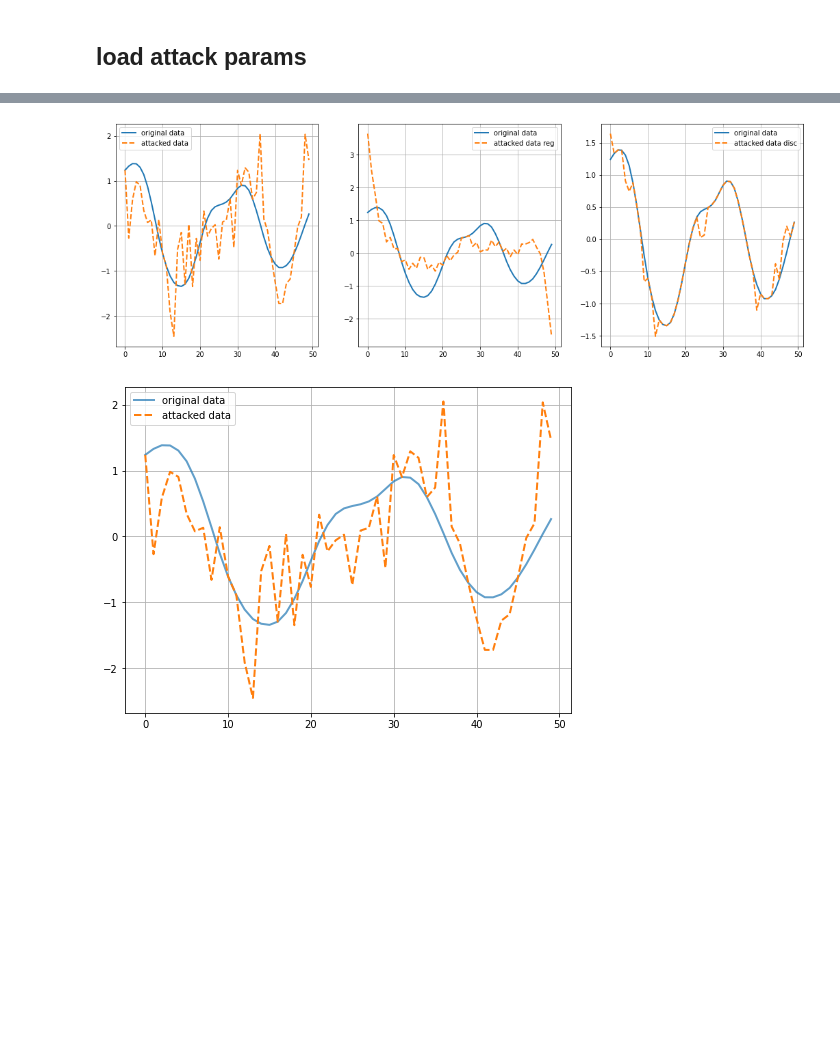
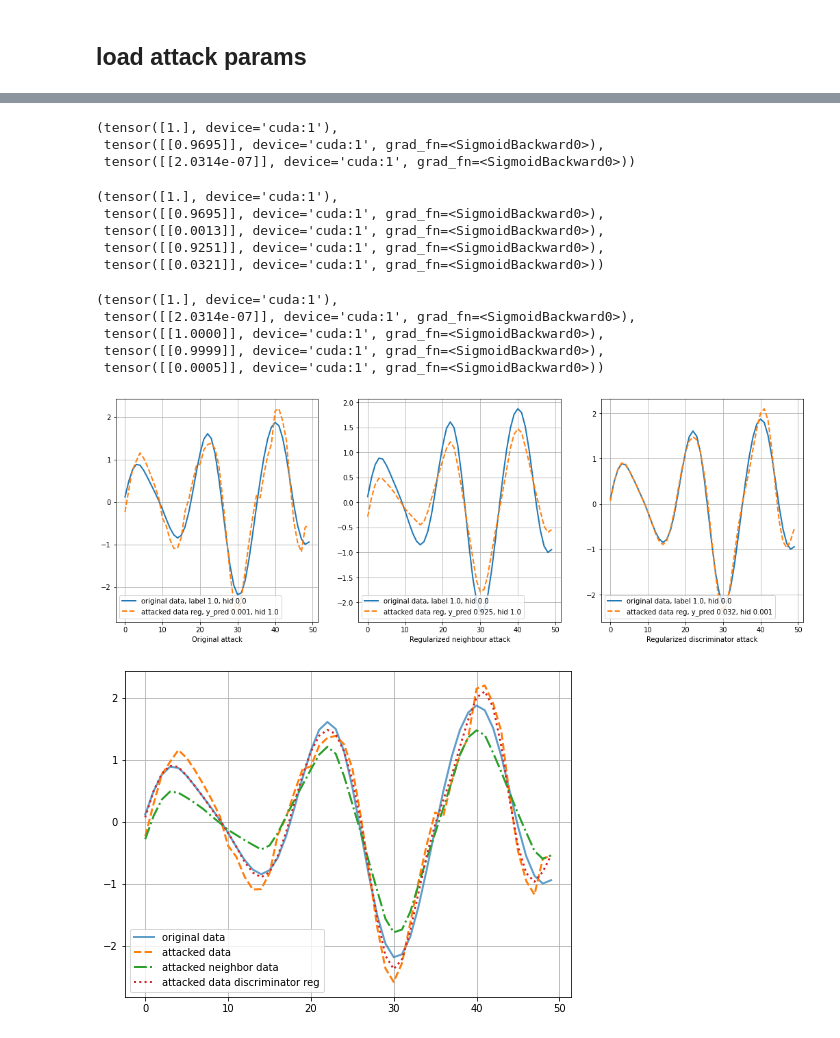
Before and after one commit to petrsokerin/Adversarial-Attacks, a Jupyter notebook: Vizual_reg_attack.ipynb, the cells around one changed output, grey strips where cells are left out. Saved outputs shown, nothing was run; the diff lists cells and outputs as text; code cells hidden in the pictures; blank space fills up the shorter version.

```diff
--- a/Vizual_reg_attack.ipynb
+++ b/Vizual_reg_attack.ipynb
@@ -202,9 +447,9 @@ plt.show()
 # SimBA
 # %%
 models_for_viz = {
-    'original': 'results/Ford_A/SimBA/Original/',
-    'reg_neigh': 'results/Ford_A/SimBA/Regular/',
-    'reg_disc_diff_many':'results/Ford_A/SimBA/Regular_Disc_diff_many/',
+    'original': ('results/Ford_A/SimBA/Original/', 0),
+    'reg_neigh': ('results/Ford_A/SimBA/Regular/', 0),
+    'reg_disc_diff_many':('results/Ford_A/SimBA/Regular_Disc_diff_many/', 0),
 }
 
 df_res = load_all_datasets(models_for_viz)
@@ -278,13 +581,13 @@ plt.figure(figsize=(5*len(metrics) + 3, 7))
 for i, metric in enumerate(metrics):
     plt.subplot(1, len(metrics), i+1)
 
-    metric_name = 'strenth (accuracy)' if metric == 'ACC' else 'difficulty of detection'
+    metric_name = 'effectiveness (accuracy)' if metric == 'ACC' else 'simplicity of detection'
     plt.title(metric_name)
     for alpha in sorted(df_filter['alpha'].unique()):
         df_filter_viz = df_filter[df_filter['alpha'] == alpha]
         plt.plot(df_filter_viz['n steps'], df_filter_viz[metric], label=alpha)
 
-    plt.xlabel('steps of i-FGSM attack')
+    plt.xlabel('steps of attack')
     plt.ylabel('metric')
     plt.legend()
     plt.grid()
@@ -296,7 +599,7 @@ reg_disc_same
 metrics = ['ACC', 'HID']
 
 eps = df_res.eps.unique()[[1]]
-methods = ['reg', 'original']
+methods = ['reg_neigh', 'original']
 print(methods[0])
 
 mask = (df_res['eps'].isin(eps)) & (df_res['method_attack'].isin(methods))
@@ -308,7 +611,7 @@ plt.figure(figsize=(5*len(metrics) + 3, 7))
 for i, metric in enumerate(metrics):
     plt.subplot(1, len(metrics), i+1)
 
-    metric_name = 'strenth (accuracy)' if metric == 'ACC' else 'difficulty of detection'
+    metric_name = 'effectiveness (accuracy)' if metric == 'ACC' else 'simplicity of detection'
     plt.title(metric_name)
     for alpha in sorted(df_filter['alpha'].unique()):
         df_filter_viz = df_filter[df_filter['alpha'] == alpha]
@@ -363,6 +666,3 @@ from utils.discrim_attack import HideAttackExp
 
 from utils.attacks import (fgsm_disc_attack, fgsm_attack, fgsm_reg_attack,
 simba_binary, simba_binary_reg, simba_binary_disc_reg, reg_disc)
-# %%
-X_train, X_test, y_train, y_test = load_Ford_A()
-X_train, X_test, y_train, y_test = transform_Ford_A(X_train, X_test, y_train, y_test)
@@ -475,3 +807,9 @@ disc_models = load_disc_config(cfg['disc_path'], device, cfg['list_reg_model_par
+# %%
+y, model(x), discriminator(x)
+# %% [output]
+(tensor([1.], device='cuda:1'),
+ tensor([[0.9695]], device='cuda:1', grad_fn=<SigmoidBackward0>),
+ tensor([[2.0314e-07]], device='cuda:1', grad_fn=<SigmoidBackward0>))
 # %%
 n_iterations = 50
 
@@ -496,37 +837,71 @@ for iter_ in tqdm(range(n_iterations)):
+# %%
+y, model(x), model(x_attack), model(x_reg_attack), model(x_disc_attack)
+# %% [output]
+(tensor([1.], device='cuda:1'),
+ tensor([[0.9695]], device='cuda:1', grad_fn=<SigmoidBackward0>),
+ tensor([[0.0013]], device='cuda:1', grad_fn=<SigmoidBackward0>),
+ tensor([[0.9251]], device='cuda:1', grad_fn=<SigmoidBackward0>),
+ tensor([[0.0321]], device='cuda:1', grad_fn=<SigmoidBackward0>))
+# %%
+y, discriminator(x), discriminator(x_attack), discriminator(x_reg_attack), discriminator(x_disc_attack)
+# %% [output]
+(tensor([1.], device='cuda:1'),
+ tensor([[2.0314e-07]], device='cuda:1', grad_fn=<SigmoidBackward0>),
+ tensor([[1.0000]], device='cuda:1', grad_fn=<SigmoidBackward0>),
+ tensor([[0.9999]], device='cuda:1', grad_fn=<SigmoidBackward0>),
+ tensor([[0.0005]], device='cuda:1', grad_fn=<SigmoidBackward0>))
 # %%
 plt.figure(figsize=(18, 6))
 
+label = y.item()
+hid_orig = round(discriminator(x).item(), 3)
+
 plt.subplot(1, 3, 1)
-plt.plot(original_object[0], label='original data', lw=2)
-plt.plot(x_attack.cpu().detach().flatten(), label='attacked data', lw=2, linestyle='--')
+
+pred = round(model(x_attack).item(), 3)
+hid_pred = round(discriminator(x_attack).item(), 3)
+plt.plot(original_object[0], label=f'original data, label {label}, hid {hid_orig}', lw=2)
+plt.plot(x_attack.cpu().detach().flatten(),
+         label=f'attacked data reg, y_pred {pred}, hid {hid_pred}', lw=2, linestyle='--')
 plt.legend()
+plt.xlabel('Original attack')
 plt.grid()
 
 plt.subplot(1, 3, 2)
-plt.plot(original_object[0], label='original data', lw=2)
-plt.plot(x_reg_attack.cpu().detach().flatten(), label='attacked data reg',lw=2, linestyle='--')
+
+pred = round(model(x_reg_attack).item(), 3)
+hid_pred = round(discriminator(x_reg_attack).item(), 3)
+plt.plot(original_object[0], label=f'original data, label {label}, hid {hid_orig}', lw=2)
+plt.plot(x_reg_attack.cpu().detach().flatten(),
+         label=f'attacked data reg, y_pred {pred}, hid {hid_pred}', lw=2, linestyle='--')
 plt.legend()
 plt.grid()
+plt.xlabel('Regularized neighbour attack')
 
 plt.subplot(1, 3, 3)
-plt.plot(original_object[0], label='original data', lw=2)
-plt.plot(x_disc_attack.cpu().detach().flatten(), label='attacked data disc', lw=2, linestyle='--')
+pred = round(model(x_disc_attack).item(), 3)
+hid_pred = round(discriminator(x_disc_attack).item(), 3)
+plt.plot(original_object[0], label=f'original data, label {label}, hid {hid_orig}', lw=2)
+plt.plot(x_disc_attack.cpu().detach().flatten(),
+         label=f'attacked data reg, y_pred {pred}, hid {hid_pred}', lw=2, linestyle='--')
 plt.legend()
 plt.grid()
+plt.xlabel('Regularized discriminator attack')
+
 
 plt.show()
 # %% [output]
-[figure, old version]
+[figure, new version]
 # %%
 plt.figure(figsize=(8, 6))
 
 plt.plot(original_object[0], label='original data', lw=2, alpha=0.7)
 plt.plot(x_attack.cpu().detach().flatten(), label='attacked data', lw=2, linestyle='--')
-# plt.plot(x_reg_attack.cpu().detach().flatten(), label='attacked neighbor data ',lw=2, linestyle='dashdot')
-# plt.plot(x_disc_attack.cpu().detach().flatten(), label='attacked data discriminator reg', lw=2, linestyle=':')
+plt.plot(x_reg_attack.cpu().detach().flatten(), label='attacked neighbor data ',lw=2, linestyle='dashdot')
+plt.plot(x_disc_attack.cpu().detach().flatten(), label='attacked data discriminator reg', lw=2, linestyle=':')
 plt.legend()
 plt.grid()
 
 plt.show()
 # %% [output]
-[figure, old version]
+[figure, new version]
```
Also changed, not shown: parts of 34 cells of this notebook, 1 other file.
